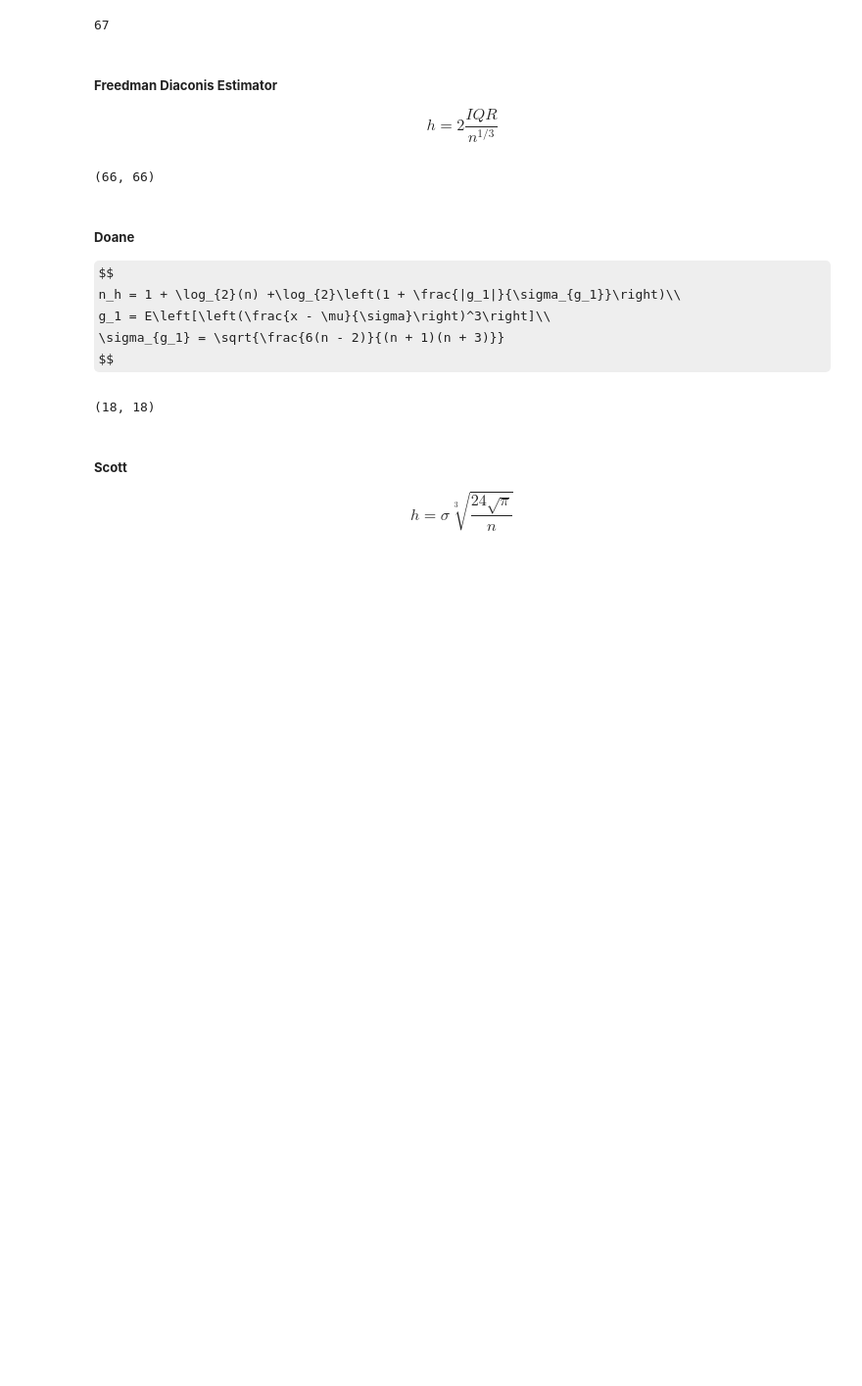
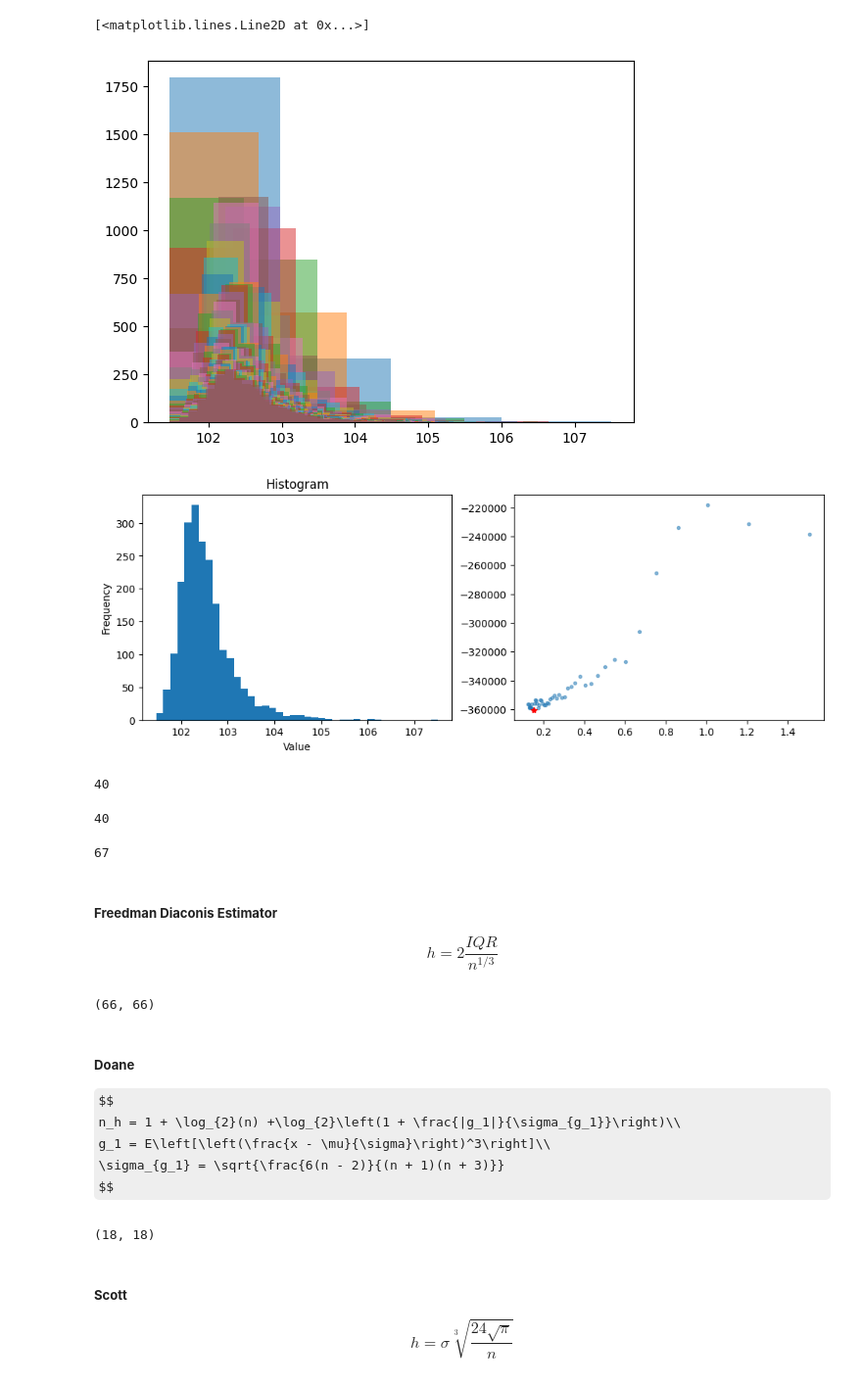
Before and after one commit to phitterio/phitter-kernel, a Jupyter notebook: utilities/num_bins.ipynb, the cells around one changed output. Shown: that part at 98% size. Drawn from its saved outputs; the diff is of its cells as text; code cells hidden in the pictures; some formulas as TeX source; blank space fills up the shorter version.

```diff
--- a/utilities/num_bins.ipynb
+++ b/utilities/num_bins.ipynb
@@ -88,0 +51,7 @@ print(optimal_bins_cross_validation(data))  # Devuelve el número óptimo de bin
+# %%
+m = numpy.mean(data)
+v = numpy.var(data)
+def objective(h):
+    return (2 * m - v) / (h ** 2)
+bnds = [[1, 100]]
+solution = scipy.optimize.shgo(objective, bounds=bnds)
@@ -88,0 +100,55 @@ print(optimal_bins_cross_validation(data))  # Devuelve el número óptimo de bin
+# %%
+import numpy as np
+import matplotlib.pyplot as plt
+
+# Generate n pseudo-random numbers with(mu,sigma,n)
+x = data
+
+x_min, x_max = np.min(x), np.max(x)
+
+N_MIN = 4  # Min number of bins (integer), must be > 1
+N_MAX = 50  # Max number of bins (integer)
+
+N = np.arange(N_MIN, N_MAX)  # number of bins
+D = (x_max - x_min) / N  # Bin size vector
+C = np.zeros(np.size(D))
+
+# Computation of the cost function
+for i in range(np.size(N)):
+    edges = np.linspace(x_min, x_max, N[i] + 1)  # Bin edges
+    ki = plt.hist(x, edges, alpha=0.5)[0]  # Count number of events in bins
+    k = np.mean(ki)  # Mean of event count
+    v = np.sum((ki - k) ** 2) / N[i]  # Variance of event count
+    C[i] = (2 * k - v) / ((D[i]) ** 2)  # Cost Function
+
+# Optimal bin size Selection
+cmin = np.min(C)
+idx = np.argmin(C)
+optD = D[idx]
+
+# Plotting
+edges = np.linspace(x_min, x_max, N[idx] + 1)
+plt.figure(figsize=(12, 4))
+plt.subplot(121)
+plt.hist(x, edges)
+plt.title("Histogram")
+plt.ylabel("Frequency")
+plt.xlabel("Value")
+# plt.savefig('Hist.png')
+
+plt.subplot(122)
+plt.plot(D, C, ".", alpha=0.5)
+plt.plot(optD, cmin, "*r")
+# plt.savefig('Fobj.png')
+# %% [output]
+[<matplotlib.lines.Line2D at 0x...>]
+[figure, added]
+[figure, added]
+# %%
+len(edges)-1
+# %% [output]
+40
+# %%
+N[idx]
+# %% [output]
+40
```
Also changed, not shown: parts of 5 cells of this notebook, 8 other files.
